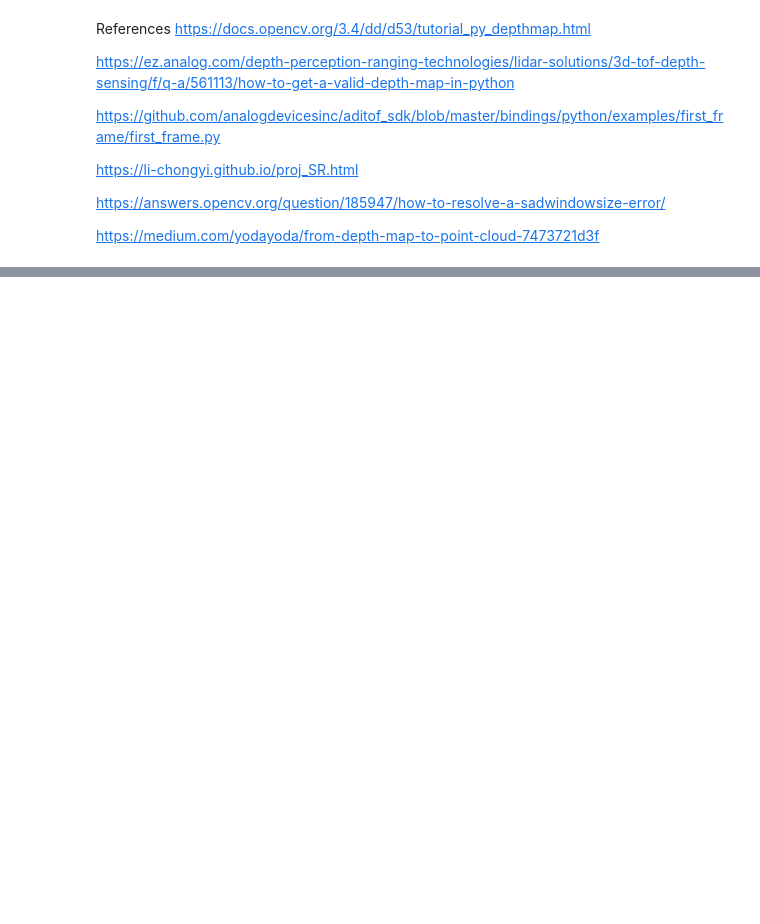
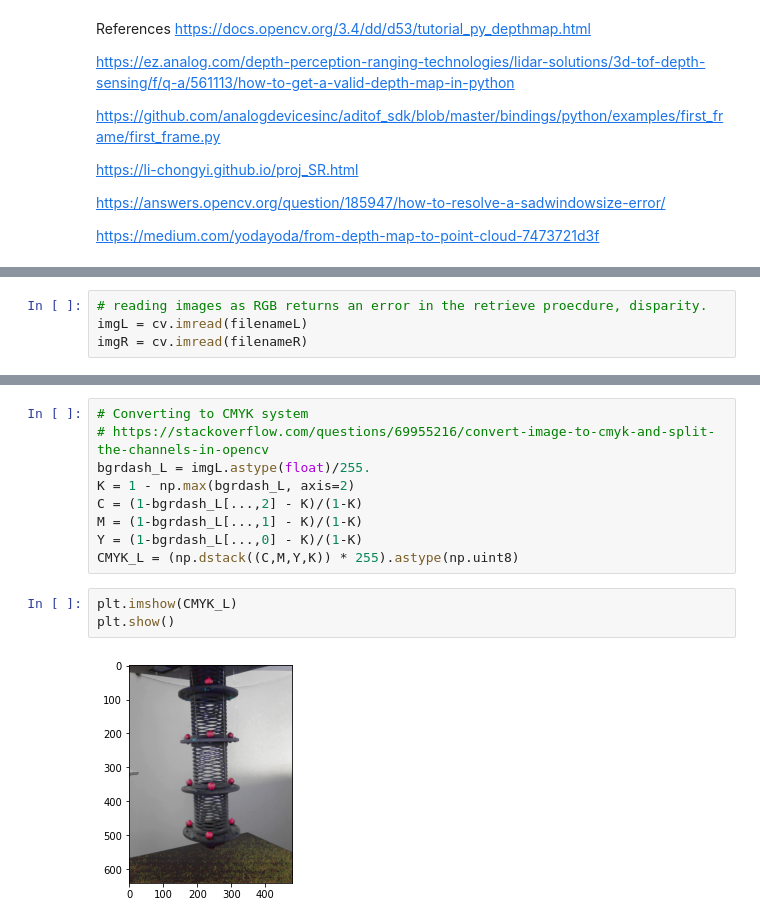
Before and after one commit to iuri/opencv, a Jupyter notebook: depthmap_stereo.ipynb, the cells around one changed output, grey strips where cells are left out. Drawn from its saved outputs; the diff is of its cells as text; blank space fills up the shorter version.

```diff
--- a/depthmap_stereo.ipynb
+++ b/depthmap_stereo.ipynb
@@ -55,0 +112,4 @@ error: ignored
+# %%
+# reading images as RGB returns an error in the retrieve proecdure, disparity.
+imgL = cv.imread(filenameL)
+imgR = cv.imread(filenameR)
@@ -55,0 +124,14 @@ error: ignored
+# %%
+# Converting to CMYK system
+# https://stackoverflow.com/questions/69955216/convert-image-to-cmyk-and-split-the-channels-in-opencv
+bgrdash_L = imgL.astype(float)/255.
+K = 1 - np.max(bgrdash_L, axis=2)
+C = (1-bgrdash_L[...,2] - K)/(1-K)
+M = (1-bgrdash_L[...,1] - K)/(1-K)
+Y = (1-bgrdash_L[...,0] - K)/(1-K)
+CMYK_L = (np.dstack((C,M,Y,K)) * 255).astype(np.uint8)
+# %%
+plt.imshow(CMYK_L)
+plt.show()
+# %% [output]
+[figure, added]
```
Also changed, not shown: parts of 42 cells of this notebook.
